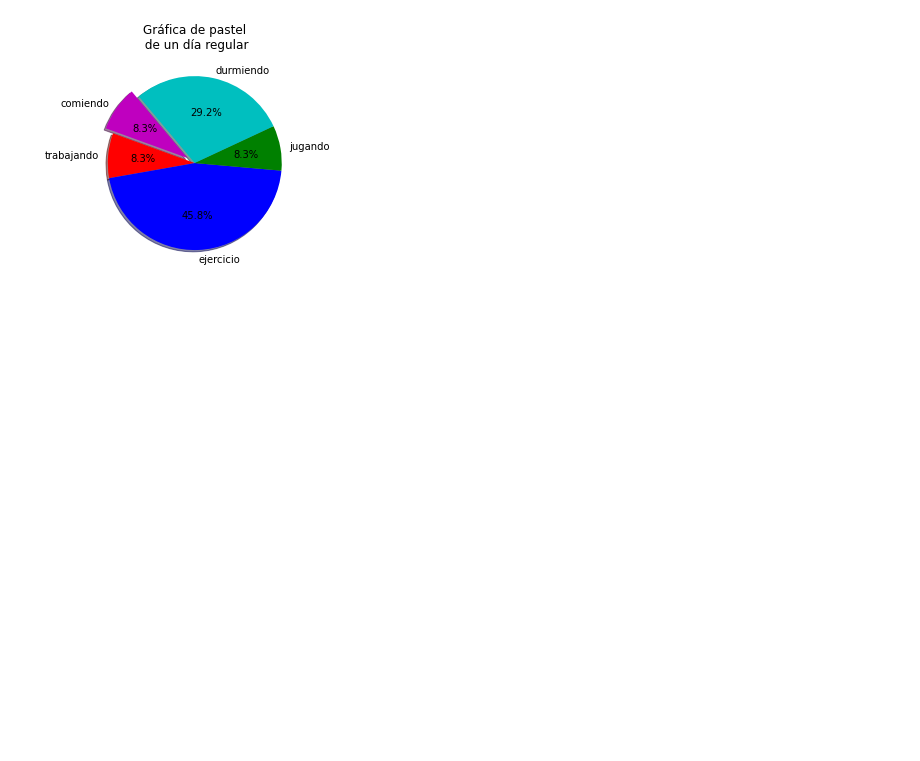
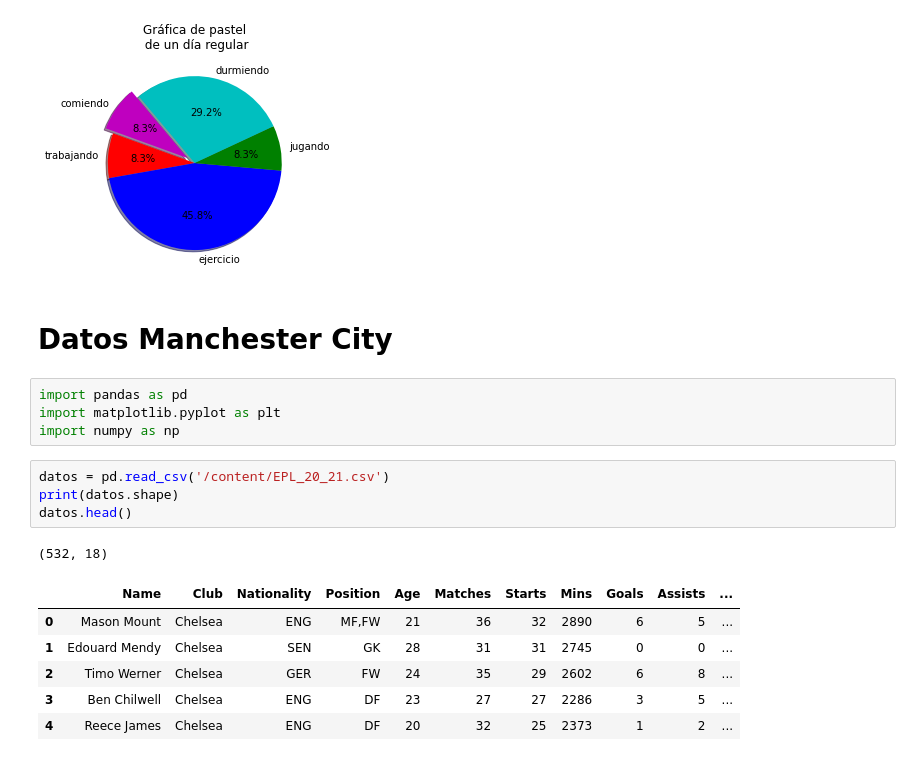
Before and after one commit to oniprograma/Matplotlib101, a Jupyter notebook: Matplotlib101_Gráficas_de_pay.ipynb, the cells around one changed output. Saved outputs shown, nothing was run; the diff lists cells and outputs as text; blank space fills up the shorter version.

```diff
--- a/Matplotlib101_Gráficas_de_pay.ipynb
+++ b/Matplotlib101_Gráficas_de_pay.ipynb
@@ -18,3 +18,21 @@ plt.title('Gráfica de pastel\n de un día regular')
 # %% [output]
 Text(0.5, 1.0, 'Gráfica de pastel\n de un día regular')
 [figure]
+# %% [markdown]
+# Datos Manchester City
+# %%
+import pandas as pd
+import matplotlib.pyplot as plt
+import numpy as np
+# %%
+datos = pd.read_csv('/content/EPL_20_21.csv')
+print(datos.shape)
+datos.head()
+# %% [output]
+(532, 18)
+|  | Name | Club | Nationality | Position | Age | Matches | Starts | Mins | Goals | Assists | ... |
+| 0 | Mason Mount | Chelsea | ENG | MF,FW | 21 | 36 | 32 | 2890 | 6 | 5 | ... |
+| 1 | Edouard Mendy | Chelsea | SEN | GK | 28 | 31 | 31 | 2745 | 0 | 0 | ... |
+| 2 | Timo Werner | Chelsea | GER | FW | 24 | 35 | 29 | 2602 | 6 | 8 | ... |
+| 3 | Ben Chilwell | Chelsea | ENG | DF | 23 | 27 | 27 | 2286 | 3 | 5 | ... |
+| 4 | Reece James | Chelsea | ENG | DF | 20 | 32 | 25 | 2373 | 1 | 2 | ... |
```
Also changed, not shown: parts of 2 cells of this notebook.
